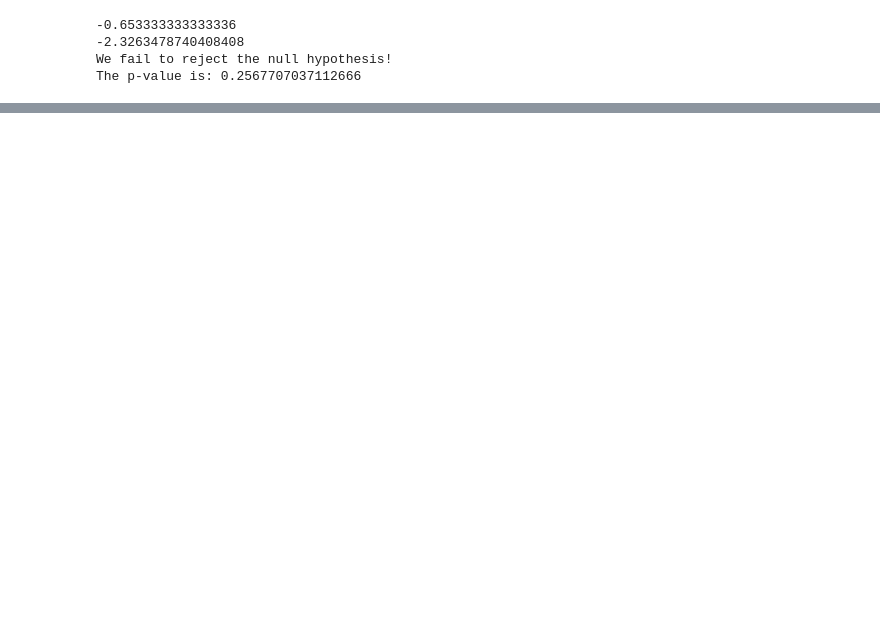
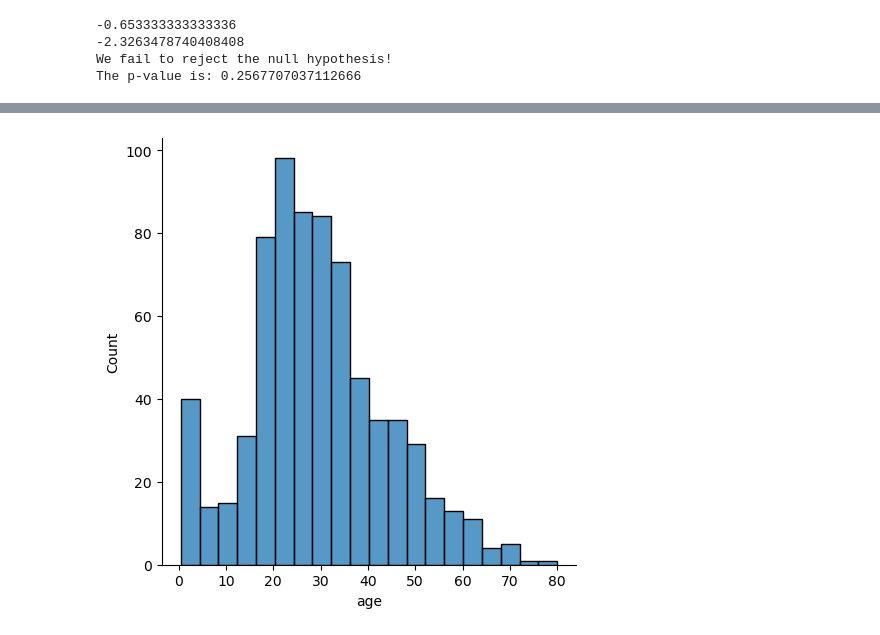
Before and after one commit to Shubhammer7/ML-PARK, a Jupyter notebook: Data Science and Machine Learning Bootcamp.ipynb, the cells around one changed output, grey strips where cells are left out. Drawn from its saved outputs; the diff is of its cells as text; code cells hidden in the pictures; blank space fills up the shorter version.

```diff
--- a/Data Science and Machine Learning Bootcamp.ipynb
+++ b/Data Science and Machine Learning Bootcamp.ipynb
@@ -308,0 +699,5 @@ The p-value is: 0.2567707037112666
+# %%
+sns.displot(df_titanic['age'])
+plt.show()
+# %% [output]
+[figure, added]
```
Also changed, not shown: parts of 74 cells of this notebook.
